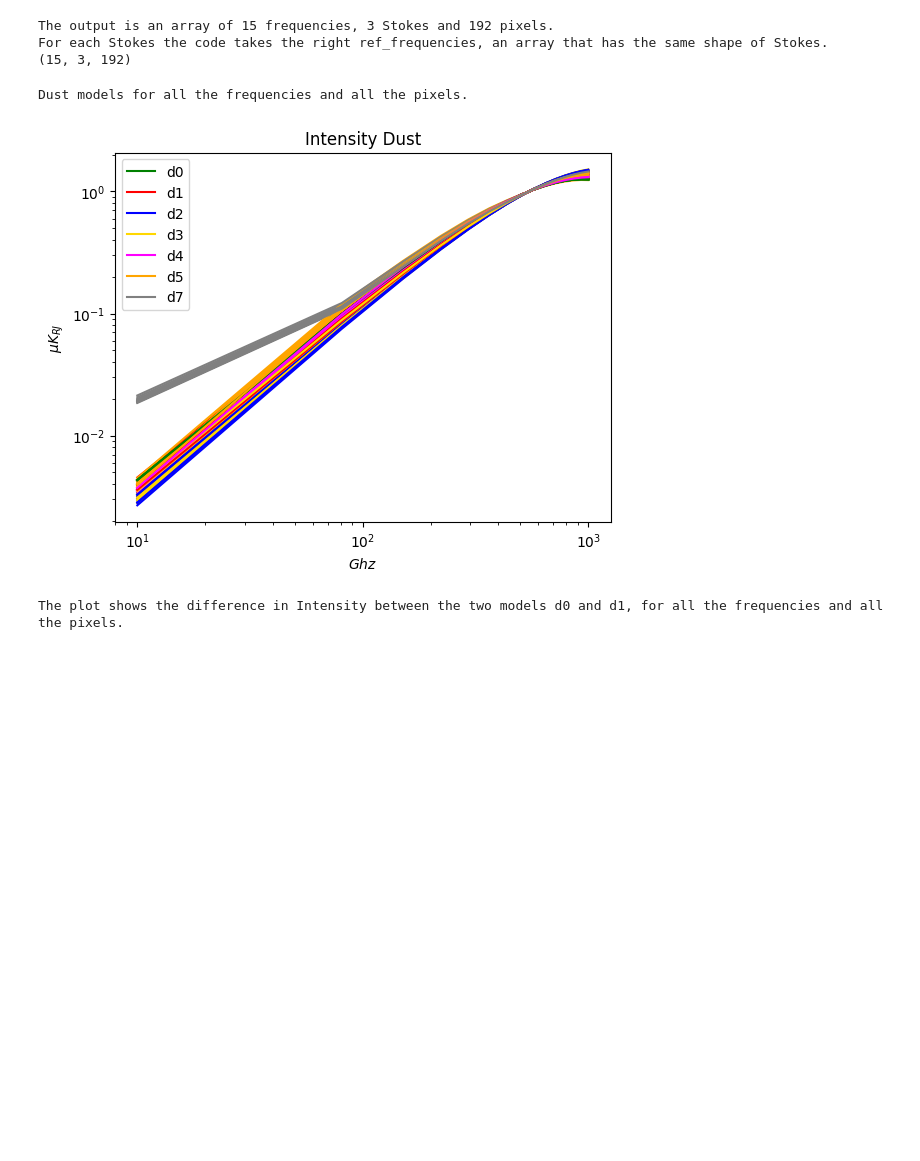
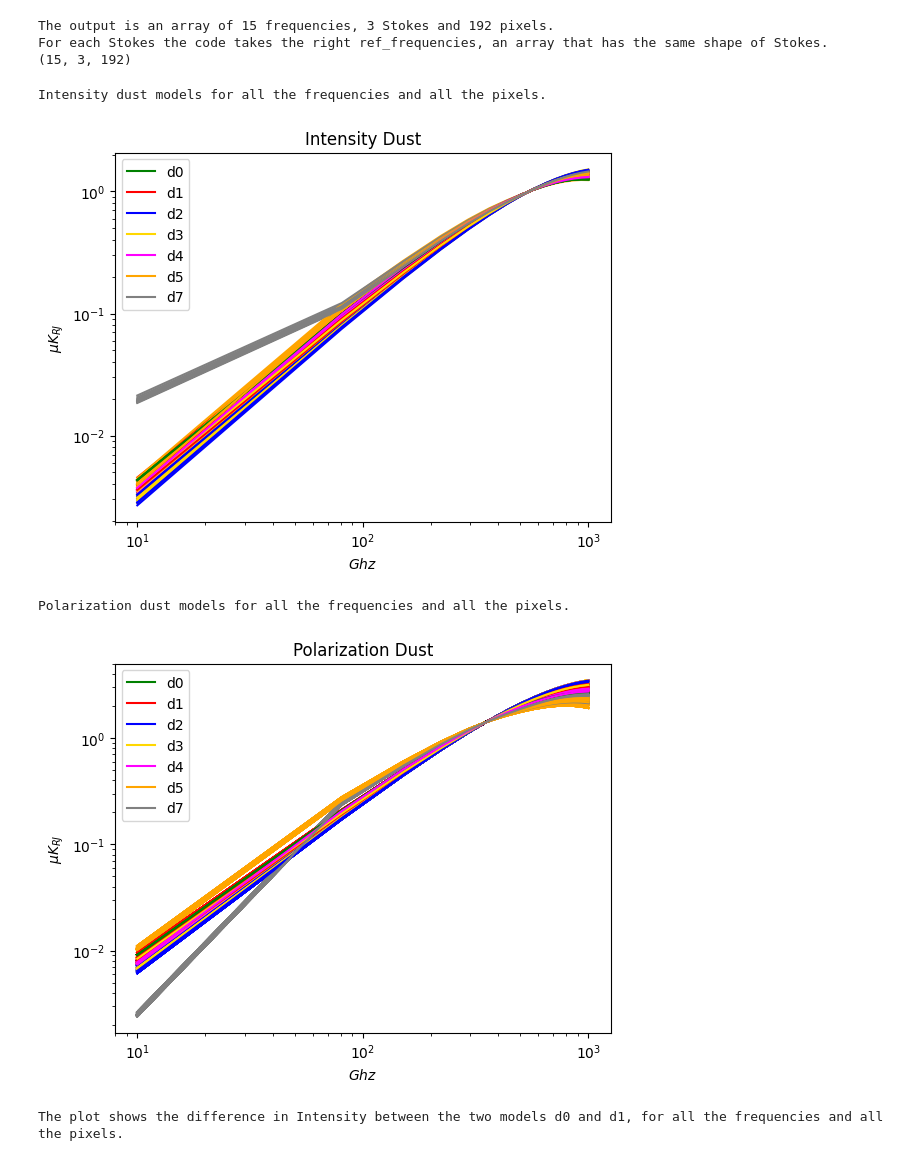
Before and after one commit to AlicePirotta/APC, a Jupyter notebook: comparation_models.ipynb, the cells around one changed output. Drawn from its saved outputs; the diff is of its cells as text; code cells hidden in the pictures; blank space fills up the shorter version.

```diff
--- a/comparation_models.ipynb
+++ b/comparation_models.ipynb
@@ -82,10 +81,31 @@ plt.xscale('log')
 plt.xlabel(r'$Ghz$')
 plt.ylabel(r'$\mu$$K_{RJ}$')
 plt.legend(["d0", "d1","d2","d3","d4","d5","d7"])
-print("Dust models for all the frequencies and all the pixels. ")
+print("Intensity dust models for all the frequencies and all the pixels. ")
 # %% [output]
-Dust models for all the frequencies and all the pixels.
+Intensity dust models for all the frequencies and all the pixels.
 [figure]
+# %%
+for i,val_i in enumerate(d0[:,1,:]):
+     for i,val_i in enumerate(d0[:,2,:]):
+        plt.plot(frequencies,polarizzazione(d0[:,1,i],d0[:,2,i]),'-',color='green')
+        plt.plot(frequencies,polarizzazione(d1[:,1,i],d1[:,2,i]),'-',color='red')
+        plt.plot(frequencies,polarizzazione(d2[:,1,i],d2[:,2,i]),'-',color='blue')
+        plt.plot(frequencies,polarizzazione(d3[:,1,i],d3[:,2,i]),'-',color='gold')
+        plt.plot(frequencies,polarizzazione(d4[:,1,i],d4[:,2,i]),'-',color='magenta')
+        plt.plot(frequencies,polarizzazione(d5[:,1,i],d5[:,2,i]),'-',color='orange')
+        plt.plot(frequencies,polarizzazione(d7[:,1,i],d7[:,2,i]),'-',color='grey')
+
+plt.title("Polarization Dust")
+plt.yscale('log')
+plt.xscale('log')
+plt.xlabel(r'$Ghz$')
+plt.ylabel(r'$\mu$$K_{RJ}$')
+plt.legend(["d0", "d1","d2","d3","d4","d5","d7"])
+print("Polarization dust models for all the frequencies and all the pixels. ")
+# %% [output]
+Polarization dust models for all the frequencies and all the pixels.
+[figure, added]
 # %%
 d=d0-d1
 # %%
```
Also changed, not shown: parts of 3 cells of this notebook.
